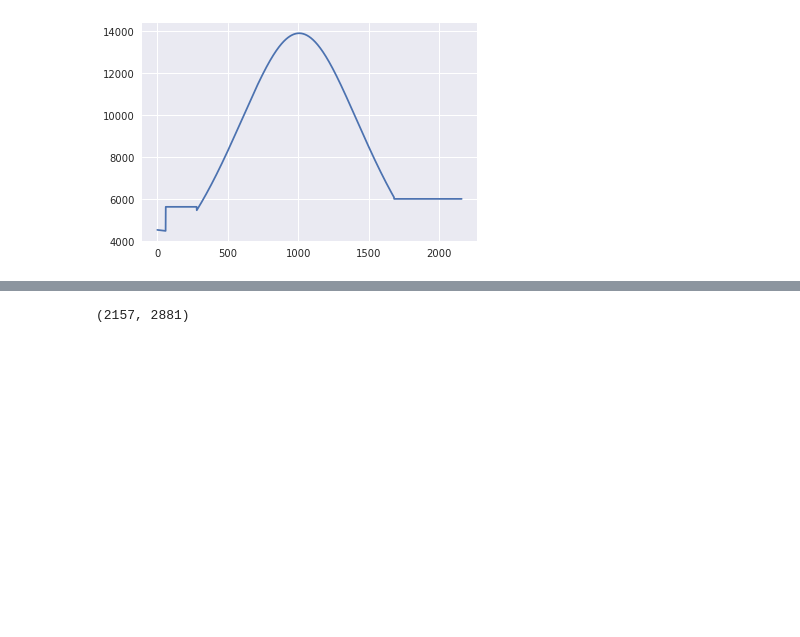
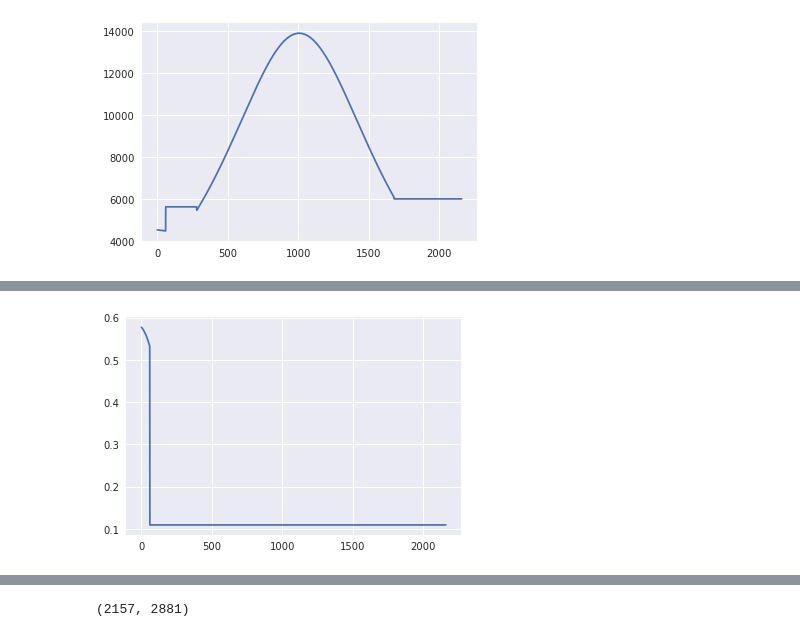
Before and after one commit to nikizadehgfdl/grid_generation, a Jupyter notebook: jupynotebooks/inspect_grid_file.ipynb, the cells around one changed output, grey strips where cells are left out. Saved outputs shown, nothing was run; the diff lists cells and outputs as text; code cells hidden in the pictures; blank space fills up the shorter version.

```diff
--- a/jupynotebooks/inspect_grid_file.ipynb
+++ b/jupynotebooks/inspect_grid_file.ipynb
@@ -81 +132,6 @@ plt.plot(dy_p25_old[:,720]);
 [figure]
+# %%
+error = 100*(dy_p25v2017[:,720]-dy_p25_old_pan[:,720])/dy_p25v2017[:,720]
+plt.plot(error);
+# %% [output]
+[figure, added]
```
Also changed, not shown: parts of 11 cells of this notebook, 3 other files.
